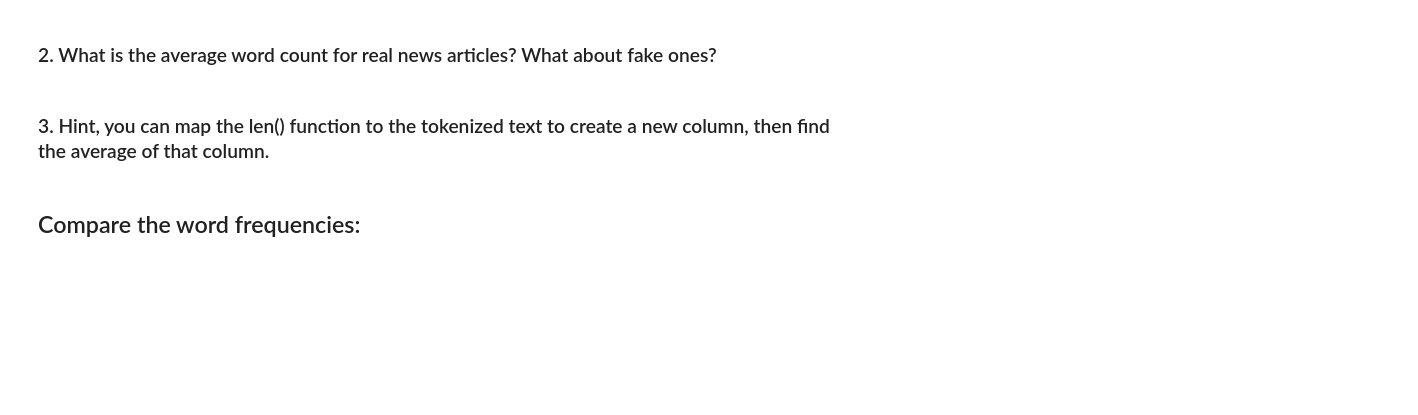
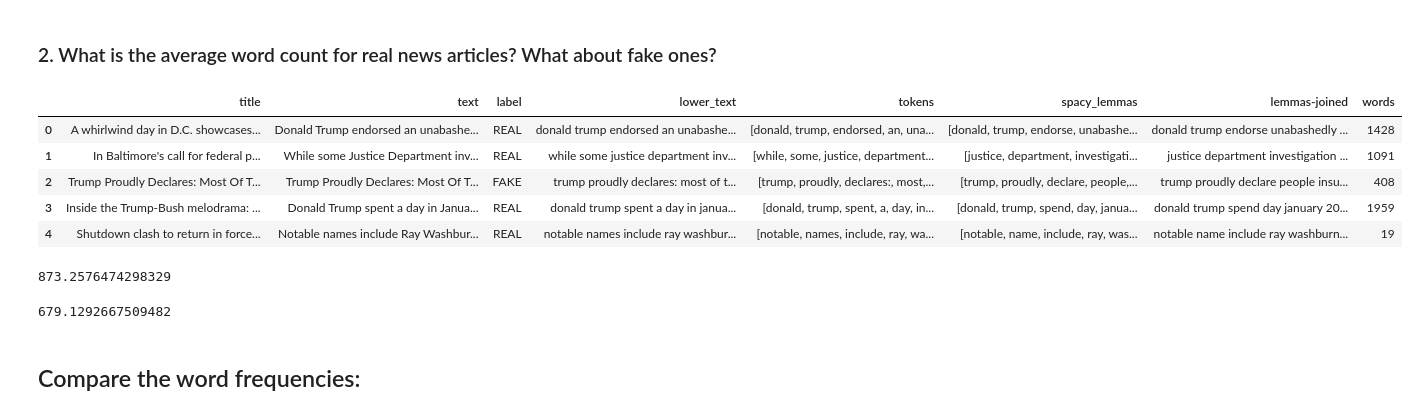
Before and after one commit to EhLeeOod/advanced-machine-learning, a Jupyter notebook: core-comparing-texts.ipynb, the cells around one changed output. Saved outputs shown, nothing was run; the diff lists cells and outputs as text; code cells hidden in the pictures; blank space fills up the shorter version.

Commit message:
check average word counts

```diff
--- a/core-comparing-texts.ipynb
+++ b/core-comparing-texts.ipynb
@@ -156,5 +157,16 @@ FAKE    3164
 Name: label, dtype: int64
 # %% [markdown]
 ### 2. What is the average word count for real news articles? What about fake ones?
-# %% [markdown]
-### 3. Hint, you can map the len() function to the tokenized text to create a new column, then find the average of that column.
+# %%
+# map the len() function to the tokenized text to create a new column
+df['words'] = list(map(len, df['tokens']))
+# %%
+# verify changes
+df.head()
+# %% [output]
+|  | title | text | label | lower_text | tokens | spacy_lemmas | lemmas-joined | words |
+| 0 | A whirlwind day in D.C. showcases... | Donald Trump endorsed an unabashe... | REAL | donald trump endorsed an unabashe... | [donald, trump, endorsed, an, una... | [donald, trump, endorse, unabashe... | donald trump endorse unabashedly ... | 1428 |
+| 1 | In Baltimore's call for federal p... | While some Justice Department inv... | REAL | while some justice department inv... | [while, some, justice, department... | [justice, department, investigati... | justice department investigation ... | 1091 |
+| 2 | Trump Proudly Declares: Most Of T... | Trump Proudly Declares: Most Of T... | FAKE | trump proudly declares: most of t... | [trump, proudly, declares:, most,... | [trump, proudly, declare, people,... | trump proudly declare people insu... | 408 |
+| 3 | Inside the Trump-Bush melodrama: ... | Donald Trump spent a day in Janua... | REAL | donald trump spent a day in janua... | [donald, trump, spent, a, day, in... | [donald, trump, spend, day, janua... | donald trump spend day january 20... | 1959 |
+| 4 | Shutdown clash to return in force... | Notable names include Ray Washbur... | REAL | notable names include ray washbur... | [notable, names, include, ray, wa... | [notable, name, include, ray, was... | notable name include ray washburn... | 19 |
@@ -160,0 +175,5 @@ Name: label, dtype: int64
+# %%
+# average word count of real articles
+real_df['words'].mean()
+# %% [output]
+873.2576474298329
@@ -161,3 +182,8 @@ Name: label, dtype: int64
+# %%
+# average word count of fake articles
+fake_df['words'].mean()
+# %% [output]
+679.1292667509482
 # %% [markdown]
 ## Compare the word frequencies:
 # %% [markdown]
```
Also changed, not shown: parts of 6 cells of this notebook.
